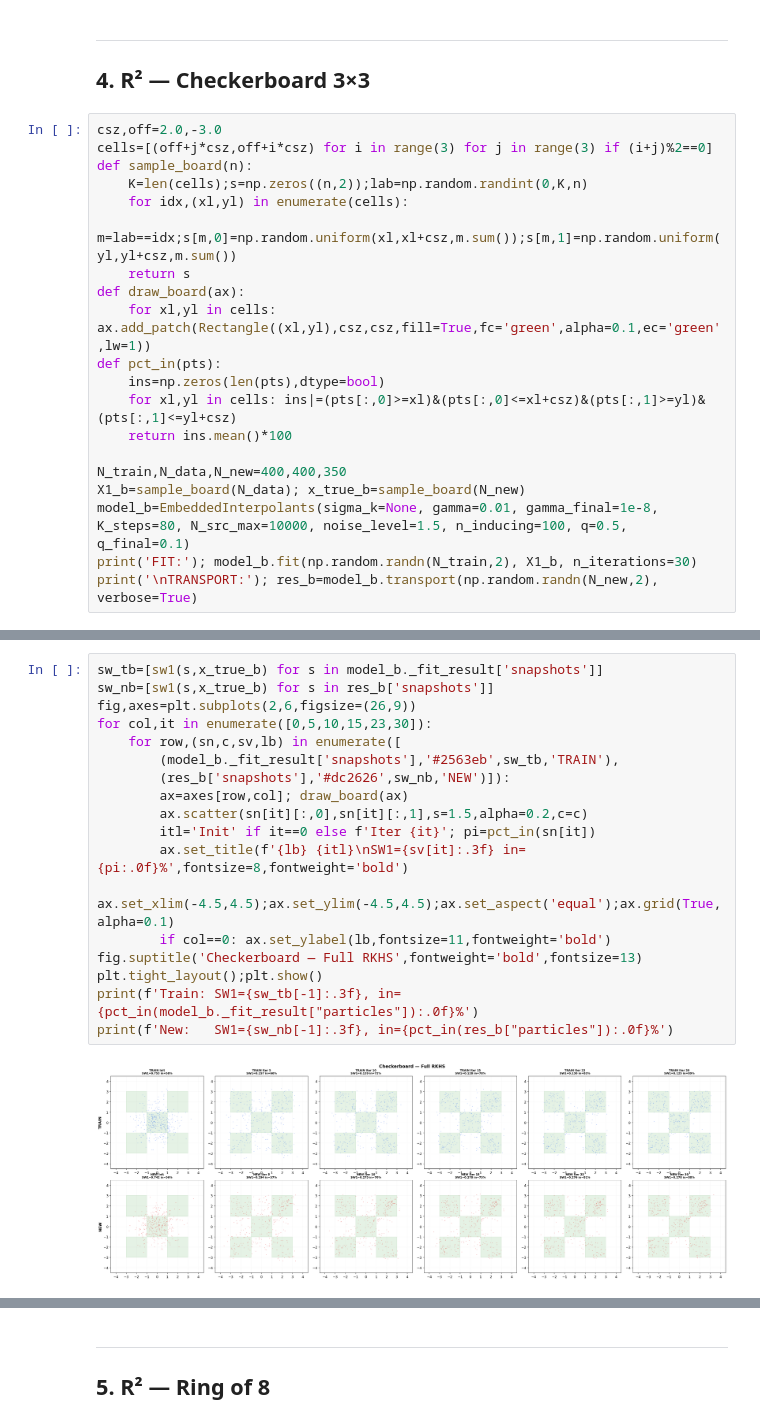
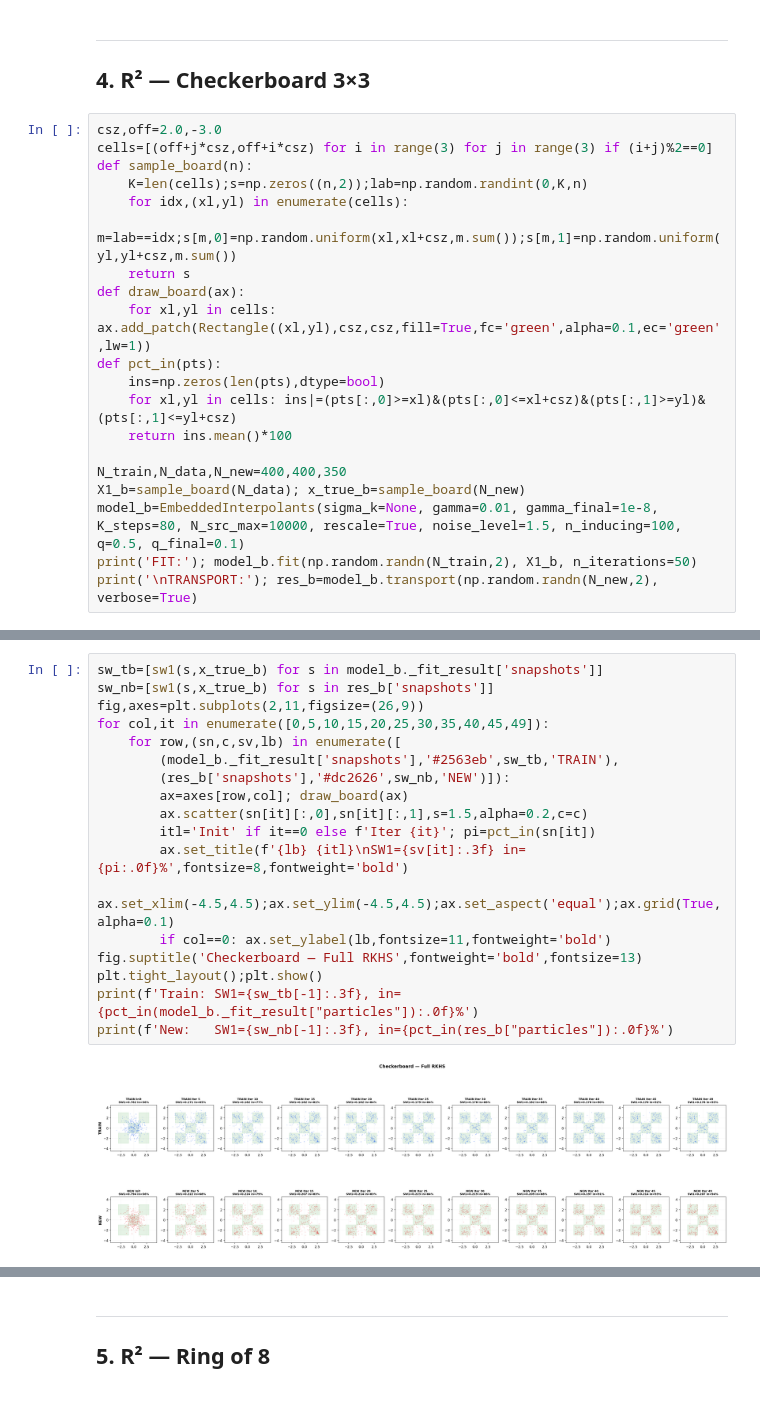
Before and after one commit to RaffoLuca18/Embedded_Interpolants, a Jupyter notebook: experiments/experiments.ipynb, the cells around one changed output, grey strips where cells are left out. Drawn from its saved outputs; the diff is of its cells as text.

```diff
--- a/experiments/experiments.ipynb
+++ b/experiments/experiments.ipynb
@@ -201,8 +201,8 @@ def pct_in(pts):
 
 N_train,N_data,N_new=400,400,350
 X1_b=sample_board(N_data); x_true_b=sample_board(N_new)
-model_b=EmbeddedInterpolants(sigma_k=None, gamma=0.01, gamma_final=1e-8, K_steps=80, N_src_max=10000, noise_level=1.5, n_inducing=100, q=0.5, q_final=0.1)
-print('FIT:'); model_b.fit(np.random.randn(N_train,2), X1_b, n_iterations=30)
+model_b=EmbeddedInterpolants(sigma_k=None, gamma=0.01, gamma_final=1e-8, K_steps=80, N_src_max=10000, rescale=True, noise_level=1.5, n_inducing=100, q=0.5, q_final=0.1)
+print('FIT:'); model_b.fit(np.random.randn(N_train,2), X1_b, n_iterations=50)
 print('\nTRANSPORT:'); res_b=model_b.transport(np.random.randn(N_new,2), verbose=True)
 # %% [output]
 FIT:
@@ -225,20 +225,20 @@ FIT:
 # %%
 sw_tb=[sw1(s,x_true_b) for s in model_b._fit_result['snapshots']]
 sw_nb=[sw1(s,x_true_b) for s in res_b['snapshots']]
-fig,axes=plt.subplots(2,6,figsize=(26,9))
-for col,it in enumerate([0,5,10,15,23,30]):
+fig,axes=plt.subplots(2,11,figsize=(26,9))
+for col,it in enumerate([0,5,10,15,20,25,30,35,40,45,49]):
     for row,(sn,c,sv,lb) in enumerate([
         (model_b._fit_result['snapshots'],'#2563eb',sw_tb,'TRAIN'),
         (res_b['snapshots'],'#dc2626',sw_nb,'NEW')]):
         ax=axes[row,col]; draw_board(ax)
         ax.scatter(sn[it][:,0],sn[it][:,1],s=1.5,alpha=0.2,c=c)
         itl='Init' if it==0 else f'Iter {it}'; pi=pct_in(sn[it])
         ax.set_title(f'{lb} {itl}\nSW1={sv[it]:.3f} in={pi:.0f}%',fontsize=8,fontweight='bold')
         ax.set_xlim(-4.5,4.5);ax.set_ylim(-4.5,4.5);ax.set_aspect('equal');ax.grid(True,alpha=0.1)
         if col==0: ax.set_ylabel(lb,fontsize=11,fontweight='bold')
 fig.suptitle('Checkerboard — Full RKHS',fontweight='bold',fontsize=13)
 plt.tight_layout();plt.show()
 print(f'Train: SW1={sw_tb[-1]:.3f}, in={pct_in(model_b._fit_result["particles"]):.0f}%')
 print(f'New:   SW1={sw_nb[-1]:.3f}, in={pct_in(res_b["particles"]):.0f}%')
 # %% [output]
-[figure, old version]
+[figure, new version]
```
Also changed, not shown: parts of 4 cells of this notebook, 3 other files.
